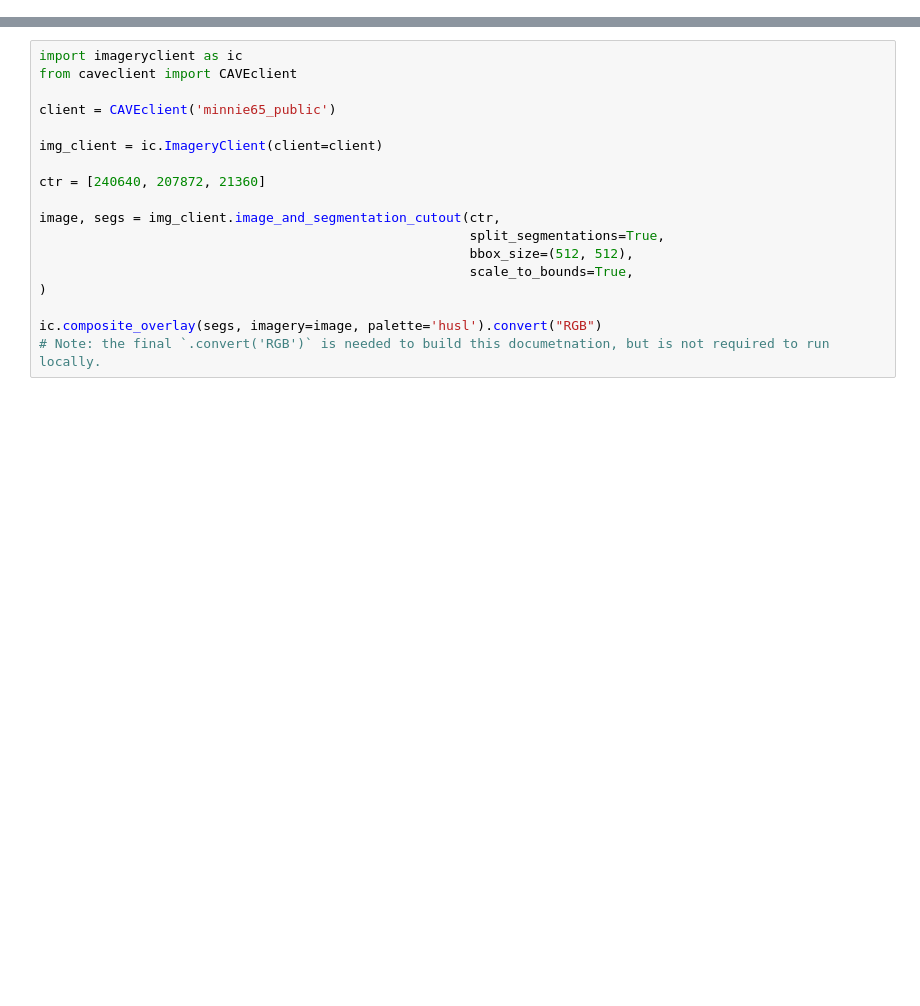
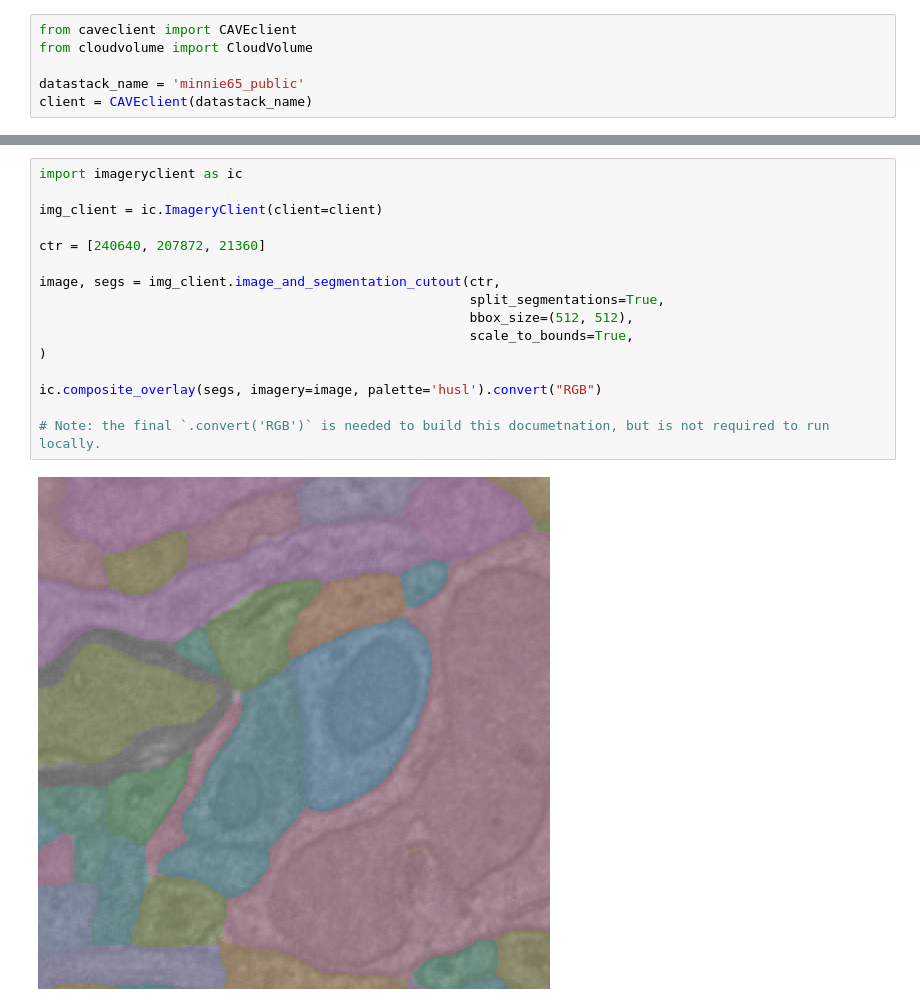
Before and after one commit to AllenInstitute/microns_tutorial, a Jupyter notebook: tutorial_book/quickstart_notebooks/05-cloudvolume-download.ipynb, the cells around one changed output, grey strips where cells are left out. Cells and saved outputs as stored; diff of their text form; blank space fills up the shorter version.

```diff
--- a/tutorial_book/quickstart_notebooks/05-cloudvolume-download.ipynb
+++ b/tutorial_book/quickstart_notebooks/05-cloudvolume-download.ipynb
@@ -49,0 +45,6 @@ Before using any programmatic access to the data, [you first need to set up your
+# %%
+from caveclient import CAVEclient
+from cloudvolume import CloudVolume
+
+datastack_name = 'minnie65_public'
+client = CAVEclient(datastack_name)
@@ -50,18 +102,18 @@ Before using any programmatic access to the data, [you first need to set up your
 # %%
 import imageryclient as ic
-from caveclient import CAVEclient
-
-client = CAVEclient('minnie65_public')
 
 img_client = ic.ImageryClient(client=client)
 
 ctr = [240640, 207872, 21360]
 
 image, segs = img_client.image_and_segmentation_cutout(ctr,
                                                        split_segmentations=True,
                                                        bbox_size=(512, 512),
                                                        scale_to_bounds=True,
 )
 
 ic.composite_overlay(segs, imagery=image, palette='husl').convert("RGB")
+
 # Note: the final `.convert('RGB')` is needed to build this documetnation, but is not required to run locally.
+# %% [output]
+[figure, added]
```
Also changed, not shown: parts of 13 cells of this notebook, 3 other files.
